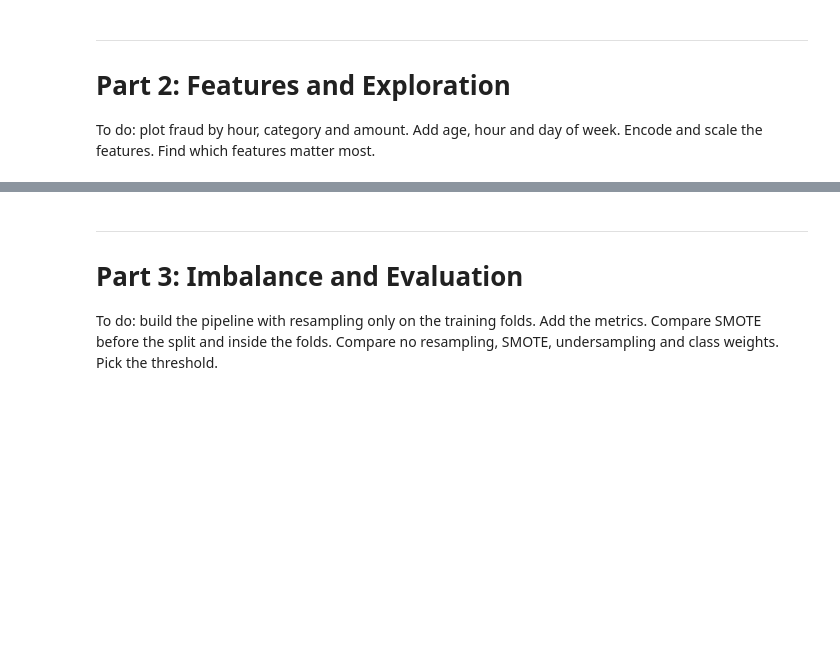
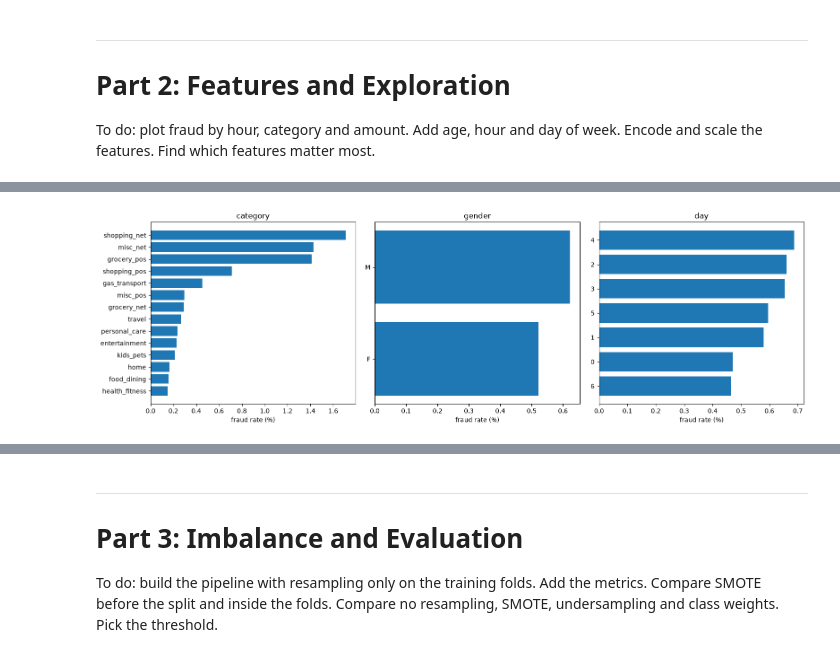
Before and after one commit to Seban8/Credit-Card-Fraud-Detection, a Jupyter notebook: fraud_detection.ipynb, the cells around one changed output, grey strips where cells are left out. Drawn from its saved outputs; the diff is of its cells as text; code cells hidden in the pictures; blank space fills up the shorter version.

```diff
--- a/fraud_detection.ipynb
+++ b/fraud_detection.ipynb
@@ -444,0 +506,11 @@ To do: plot fraud by hour, category and amount. Add age, hour and day of week. E
+# %%
+fig, axes = plt.subplots(1, 3, figsize=(16, 5))
+for ax, feat in zip(axes, ['category', 'gender', 'day']):
+    rates = dev.groupby(feat)['is_fraud'].mean().sort_values() * 100
+    ax.barh(rates.index.astype(str), rates)
+    ax.set_title(feat)
+    ax.set_xlabel('fraud rate (%)')
+plt.tight_layout()
+plt.show()
+# %% [output]
+[figure, added]
```
Also changed, not shown: parts of 6 cells of this notebook.
